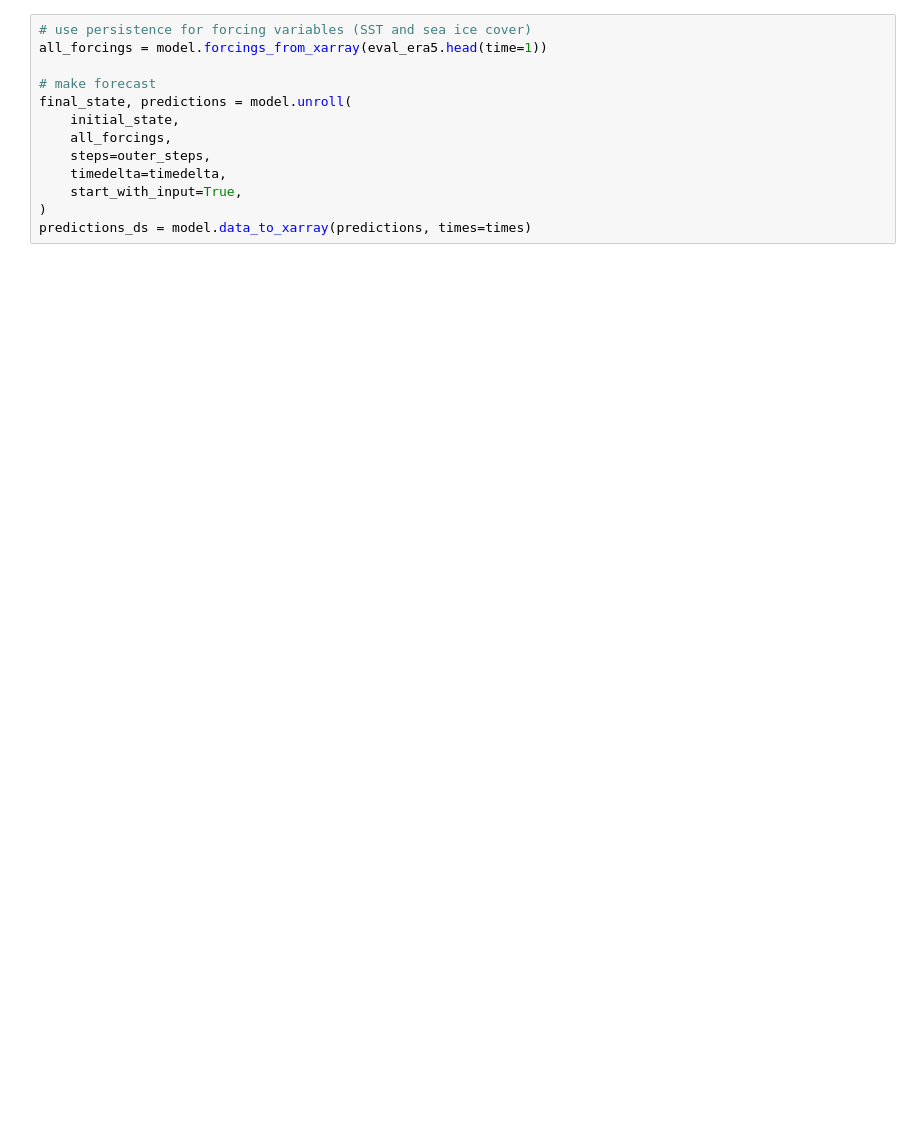
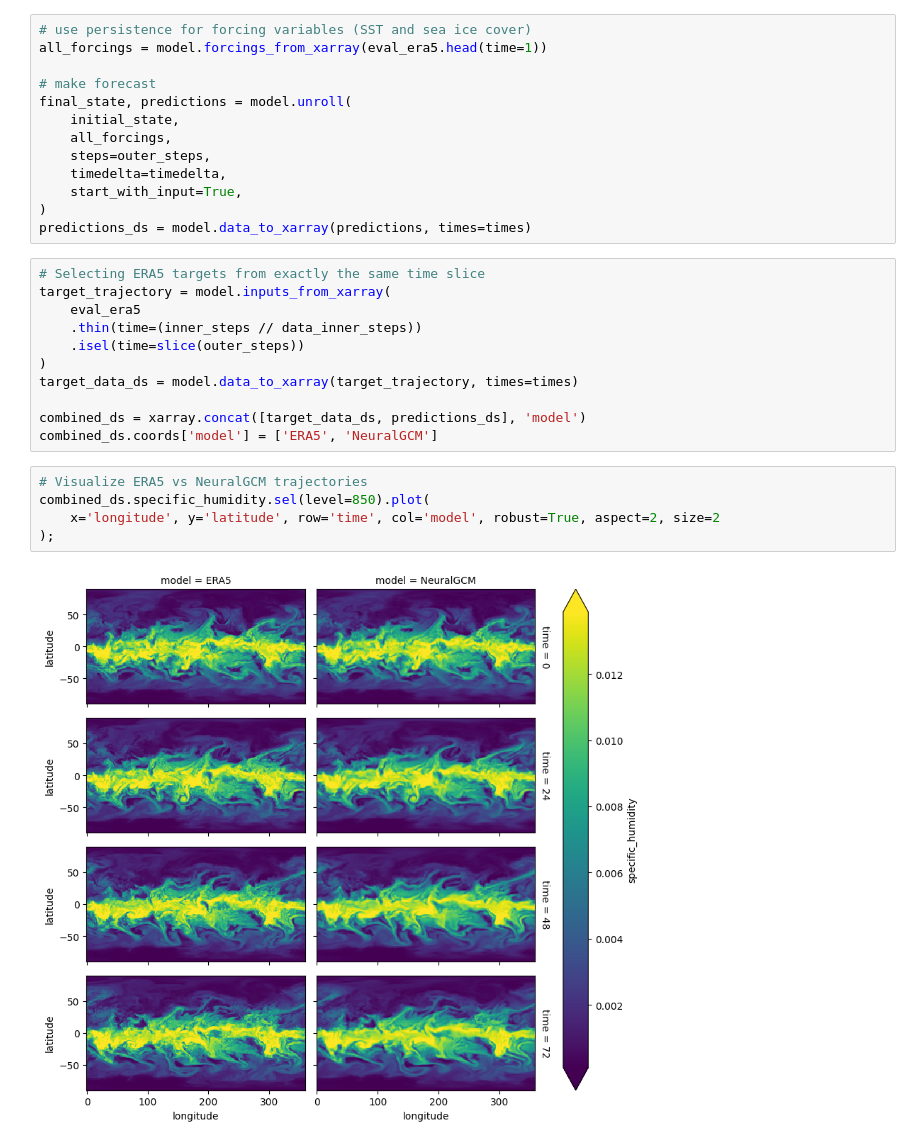
Before and after one commit to mylrcd/NeuralGCM, a Jupyter notebook: quickstart/forecast.ipynb, the cells around one changed output. Drawn from its saved outputs; the diff is of its cells as text; blank space fills up the shorter version.

```diff
--- a/quickstart/forecast.ipynb
+++ b/quickstart/forecast.ipynb
@@ -110,3 +120,21 @@ final_state, predictions = model.unroll(
     start_with_input=True,
 )
 predictions_ds = model.data_to_xarray(predictions, times=times)
+# %%
+# Selecting ERA5 targets from exactly the same time slice
+target_trajectory = model.inputs_from_xarray(
+    eval_era5
+    .thin(time=(inner_steps // data_inner_steps))
+    .isel(time=slice(outer_steps))
+)
+target_data_ds = model.data_to_xarray(target_trajectory, times=times)
+
+combined_ds = xarray.concat([target_data_ds, predictions_ds], 'model')
+combined_ds.coords['model'] = ['ERA5', 'NeuralGCM']
+# %%
+# Visualize ERA5 vs NeuralGCM trajectories
+combined_ds.specific_humidity.sel(level=850).plot(
+    x='longitude', y='latitude', row='time', col='model', robust=True, aspect=2, size=2
+);
+# %% [output]
+[figure, added]
```
Also changed, not shown: parts of 3 cells of this notebook, 1 other file.
